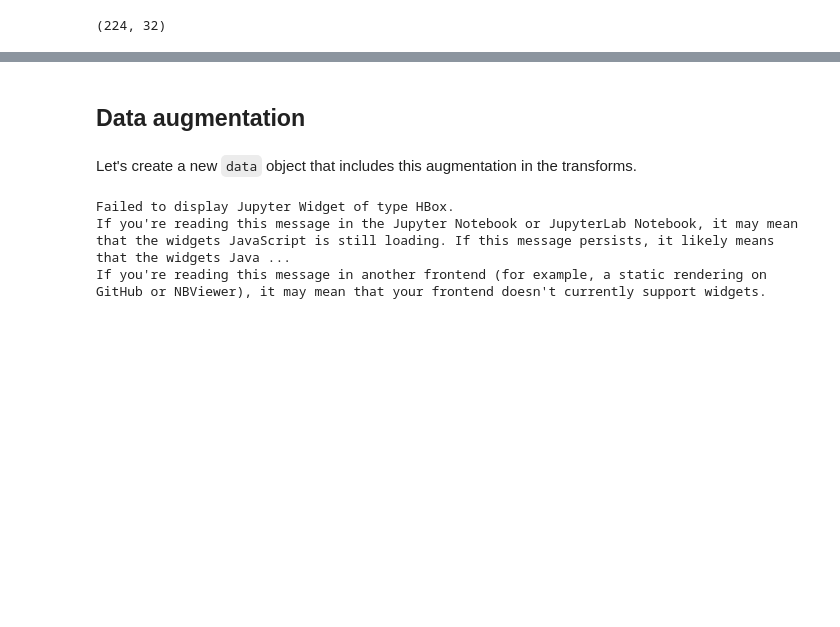
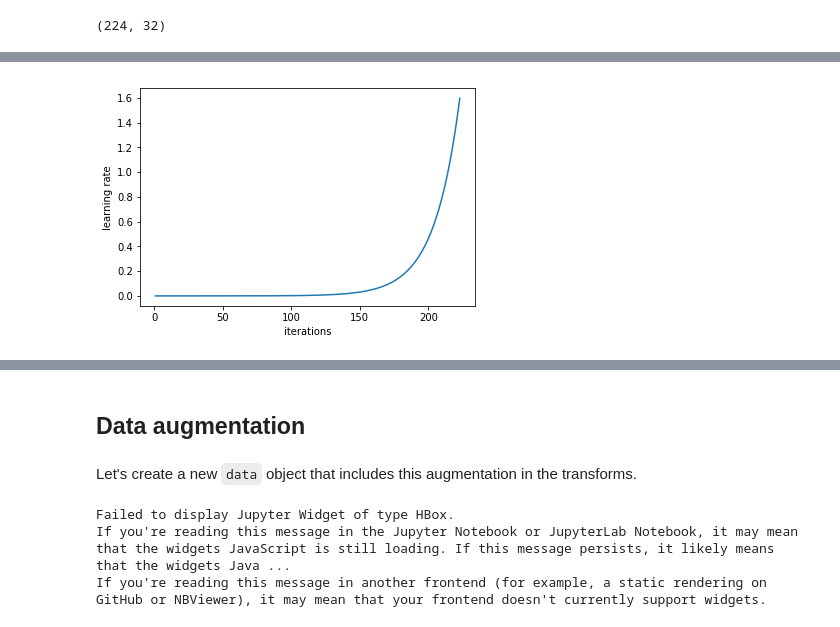
Before and after one commit to S-hil/deeplearning-models, a Jupyter notebook: dogsbreed.ipynb, the cells around one changed output, grey strips where cells are left out. Drawn from its saved outputs; the diff is of its cells as text; code cells hidden in the pictures; blank space fills up the shorter version.

```diff
--- a/dogsbreed.ipynb
+++ b/dogsbreed.ipynb
@@ -14,7 +14,7 @@ from fastai.dataset import *
 from fastai.sgdr import *
 from fastai.plots import *
 # %%
-PATH = "dogsbreed/"
+PATH = "data/dogsbreed/"
 sz=224
 # %%
 torch.cuda.is_available()
@@ -197,2 +183,4 @@ NameError: name 'learn' is not defined
+# %%
+learn=ConvLearner.pretrained(arch,data,precompute=False)
 # %%
 learn.precompute=False
@@ -204,0 +191,4 @@ NameError: name 'learn' is not defined
+# %%
+learn.sched.plot_lr()
+# %% [output]
+[figure, added]
```
Also changed, not shown: parts of 33 cells of this notebook.
